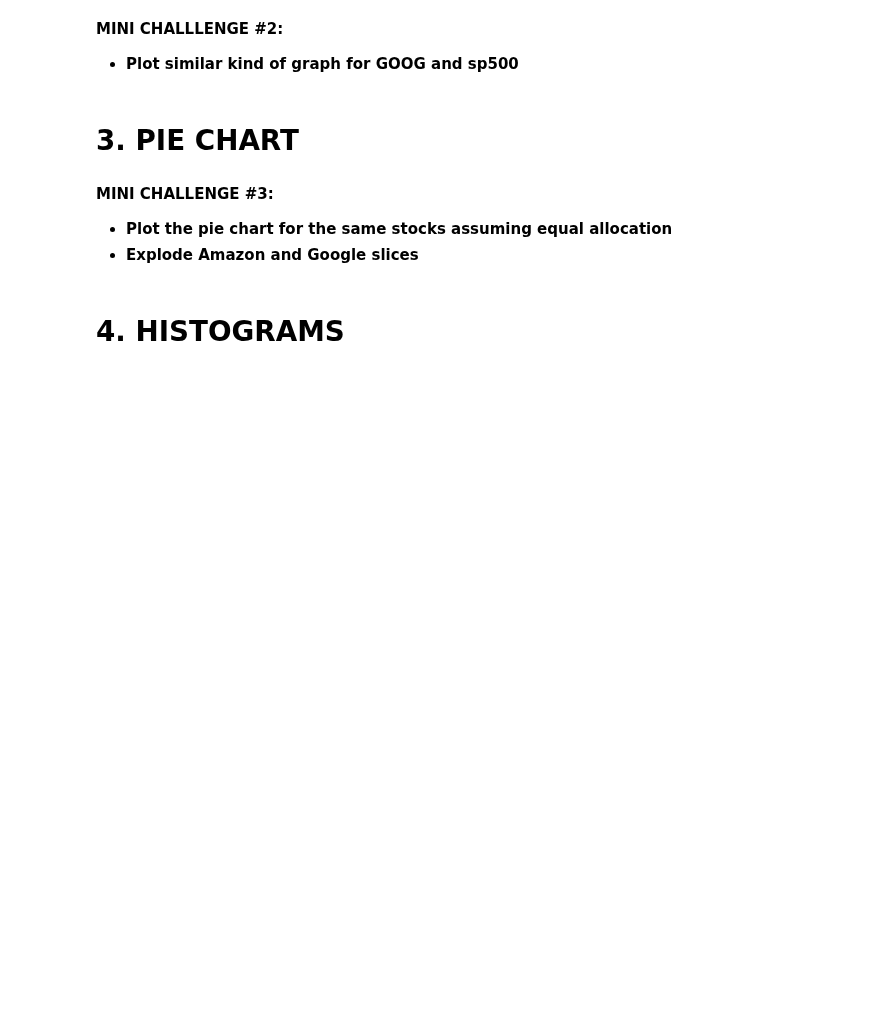
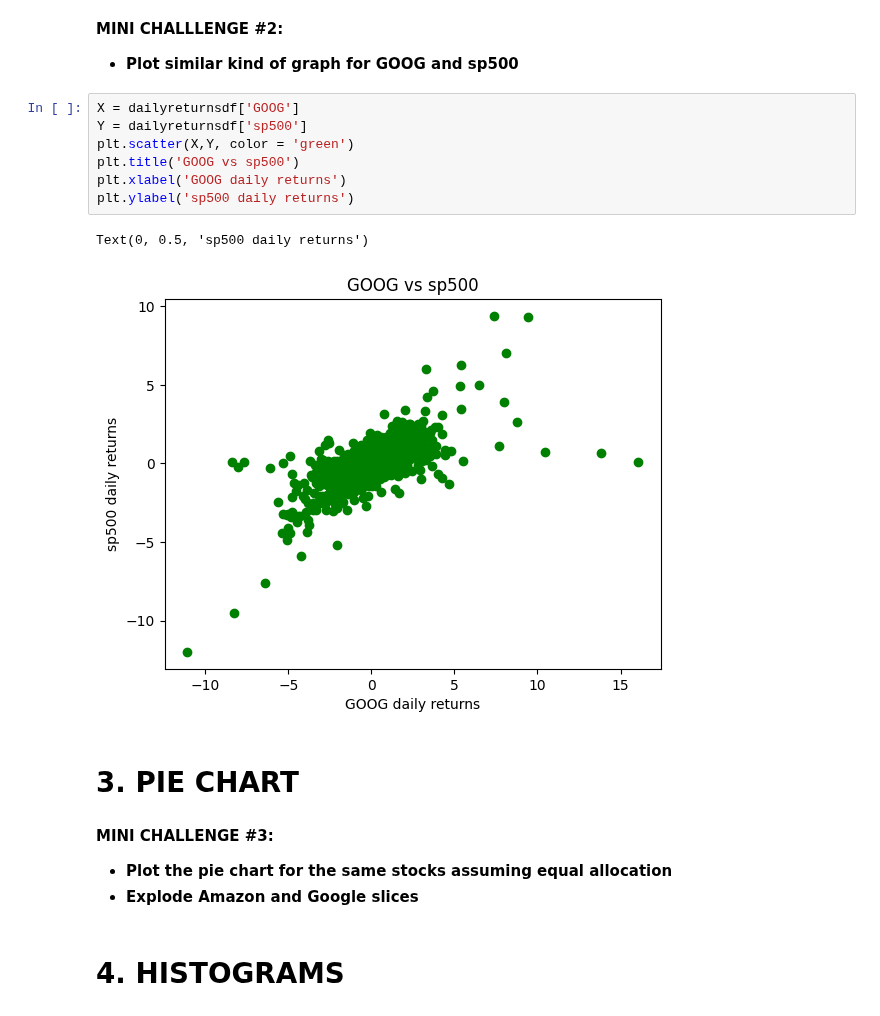
Before and after one commit to timvirga/StockPrediction, a Jupyter notebook: Section11-matplotlib/9_Python_101_Data_Visualization_with_matplotlib_Skeleton.ipynb, the cells around one changed output. Cells and saved outputs as stored; diff of their text form; blank space fills up the shorter version.

```diff
--- a/Section11-matplotlib/9_Python_101_Data_Visualization_with_matplotlib_Skeleton.ipynb
+++ b/Section11-matplotlib/9_Python_101_Data_Visualization_with_matplotlib_Skeleton.ipynb
@@ -75,6 +85,16 @@ dailyreturnsdf
 # %% [markdown]
 **MINI CHALLLENGE #2:**
 - **Plot similar kind of graph for GOOG and sp500**
+# %%
+X = dailyreturnsdf['GOOG']
+Y = dailyreturnsdf['sp500']
+plt.scatter(X,Y, color = 'green')
+plt.title('GOOG vs sp500')
+plt.xlabel('GOOG daily returns')
+plt.ylabel('sp500 daily returns')
+# %% [output]
+Text(0, 0.5, 'sp500 daily returns')
+[figure, added]
 # %% [markdown]
 # 3. PIE CHART
 # %% [markdown]
```
Also changed, not shown: parts of 1 cell of this notebook.
